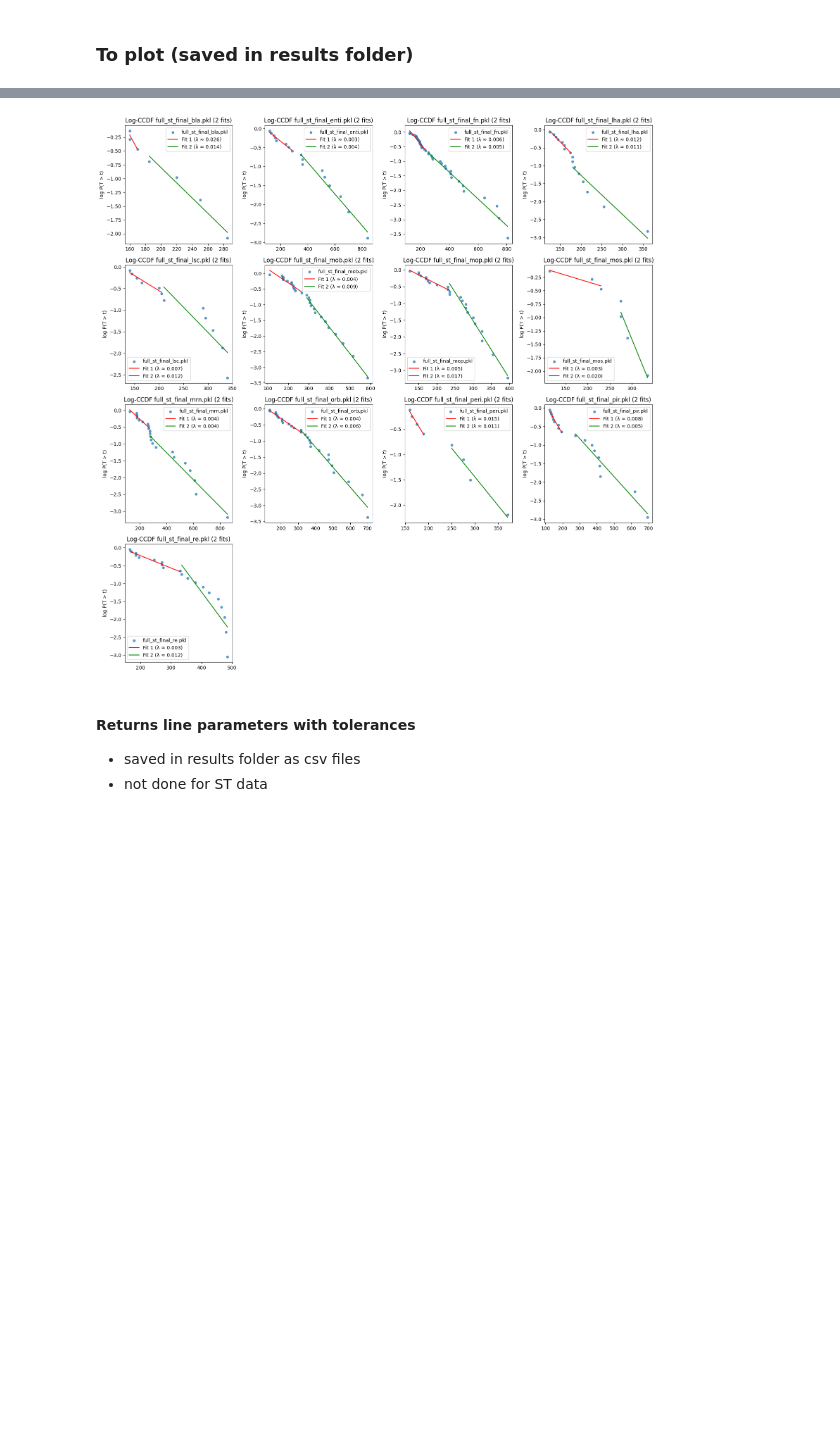
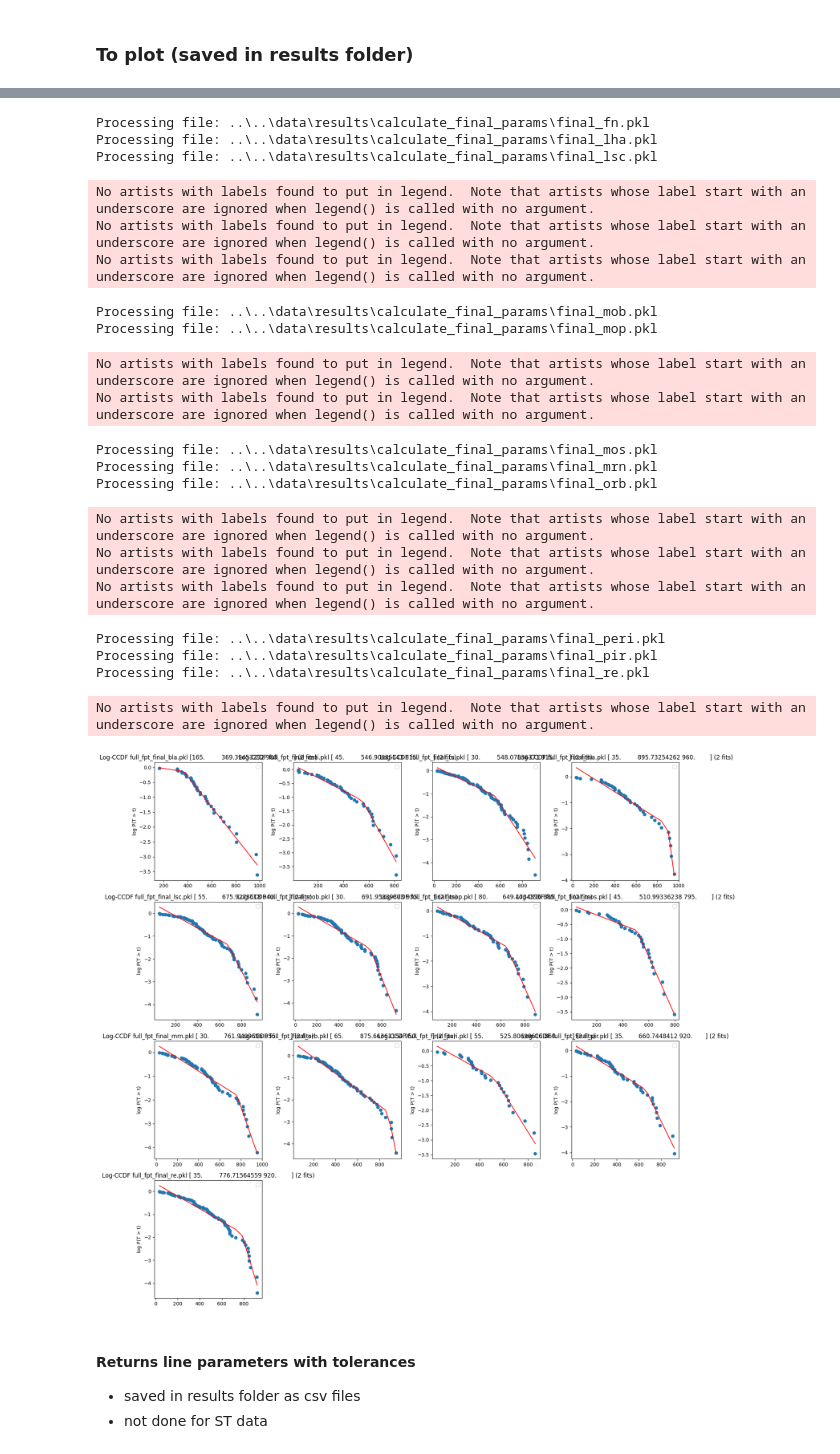
Before and after one commit to csndl-iitd/srg-tes-epilepsy-models, a Jupyter notebook: analysis/notebooks/Analyse fit FPT ST.ipynb, the cells around one changed output, grey strips where cells are left out. Saved outputs shown, nothing was run; the diff lists cells and outputs as text; code cells hidden in the pictures; blank space fills up the shorter version.

```diff
--- a/analysis/notebooks/Analyse fit FPT ST.ipynb
+++ b/analysis/notebooks/Analyse fit FPT ST.ipynb
@@ -24,7 +24,7 @@ comm_partcptn = CommPercentages()
 - This data from older simulations for which there is no NC data
 - Change this analysis data once you fine fit it
 # %%
-params = reader.data_read_pkl(f'results/partial_full_data_200_itr/FN')
+params = reader.data_read_pkl(f'results/calculate_final_params/final_fn.pkl')
 # %%
 params[1].keys()
 # 1 for partial
@@ -117,3 +152,33 @@ def expo_plot_two_lines(intervals, ax, label, split_index=None):
+# %%
+def fit_piecewiseLinear(data,ax,label):
+	intervals=data.copy()
+	intervals = np.sort(intervals)
+	n = len(intervals)
+
+	# CCDF: P(T > t)
+	ccdf = 1.0 - np.arange(1, n + 1) / n
+
+	# Remove zero values (log undefined)
+	mask = ccdf > 0
+	intervals = intervals[mask]
+	ccdf = ccdf[mask]
+
+	# Log of CCDF
+	log_ccdf = np.log(ccdf)
+	# Fit piecewise linear with 3 segments
+	x=intervals
+	y=log_ccdf
+	my_pwlf = pwlf.PiecewiseLinFit(x, y)
+	breaks = my_pwlf.fit(2)
+
+	# Predict
+	y_hat = my_pwlf.predict(x)
+
+	ax.scatter(x, y)
+	ax.plot(x, y_hat, 'r')
+	ax.set_ylabel("log P(T > t)")
+	ax.set_title(f"Log-CCDF {label} {breaks} (2 fits)")
+	ax.legend()
 # %%
-expo_plot_two_lines(full_fpt, plt.gca(), "--")
+fit_piecewiseLinear(full_fpt, plt.gca(), "--")
 # %% [output]
@@ -159,7 +225,7 @@ for ax, file in zip(axes, files):
         full_st = [x for x in params[2]["s_t"] if 25 < x < 1000]
         part_st = [x for x in params[1]["s_t"] if 25 < x < 1000]
 
-        expo_plot_two_lines(full_st, ax, f'full_st_{file.name}')
+        fit_piecewiseLinear(full_fpt, ax, f'full_fpt_{file.name}')
     else:
         ax.axis("off")  # hide MRN plot
 
@@ -187,4 +246,24 @@ Processing file: ..\..\data\results\calculate_final_params\final_re.pkl
+Processing file: ..\..\data\results\calculate_final_params\final_fn.pkl
+Processing file: ..\..\data\results\calculate_final_params\final_lha.pkl
+Processing file: ..\..\data\results\calculate_final_params\final_lsc.pkl
+No artists with labels found to put in legend.  Note that artists whose label start with an underscore are ignored when legend() is called with no argument.
+No artists with labels found to put in legend.  Note that artists whose label start with an underscore are ignored when legend() is called with no argument.
+No artists with labels found to put in legend.  Note that artists whose label start with an underscore are ignored when legend() is called with no argument.
+Processing file: ..\..\data\results\calculate_final_params\final_mob.pkl
+Processing file: ..\..\data\results\calculate_final_params\final_mop.pkl
+No artists with labels found to put in legend.  Note that artists whose label start with an underscore are ignored when legend() is called with no argument.
+No artists with labels found to put in legend.  Note that artists whose label start with an underscore are ignored when legend() is called with no argument.
+Processing file: ..\..\data\results\calculate_final_params\final_mos.pkl
+Processing file: ..\..\data\results\calculate_final_params\final_mrn.pkl
+Processing file: ..\..\data\results\calculate_final_params\final_orb.pkl
+No artists with labels found to put in legend.  Note that artists whose label start with an underscore are ignored when legend() is called with no argument.
+No artists with labels found to put in legend.  Note that artists whose label start with an underscore are ignored when legend() is called with no argument.
+No artists with labels found to put in legend.  Note that artists whose label start with an underscore are ignored when legend() is called with no argument.
+Processing file: ..\..\data\results\calculate_final_params\final_peri.pkl
+Processing file: ..\..\data\results\calculate_final_params\final_pir.pkl
+Processing file: ..\..\data\results\calculate_final_params\final_re.pkl
+No artists with labels found to put in legend.  Note that artists whose label start with an underscore are ignored when legend() is called with no argument.
-[figure, old version]
+[figure, new version]
 # %%
 fig,axes = plt.subplots(len(files),1, figsize=(8,4*len(files)))
 for ax, file in zip(axes, files):
```
Also changed, not shown: parts of 6 cells of this notebook, 2 other files.
